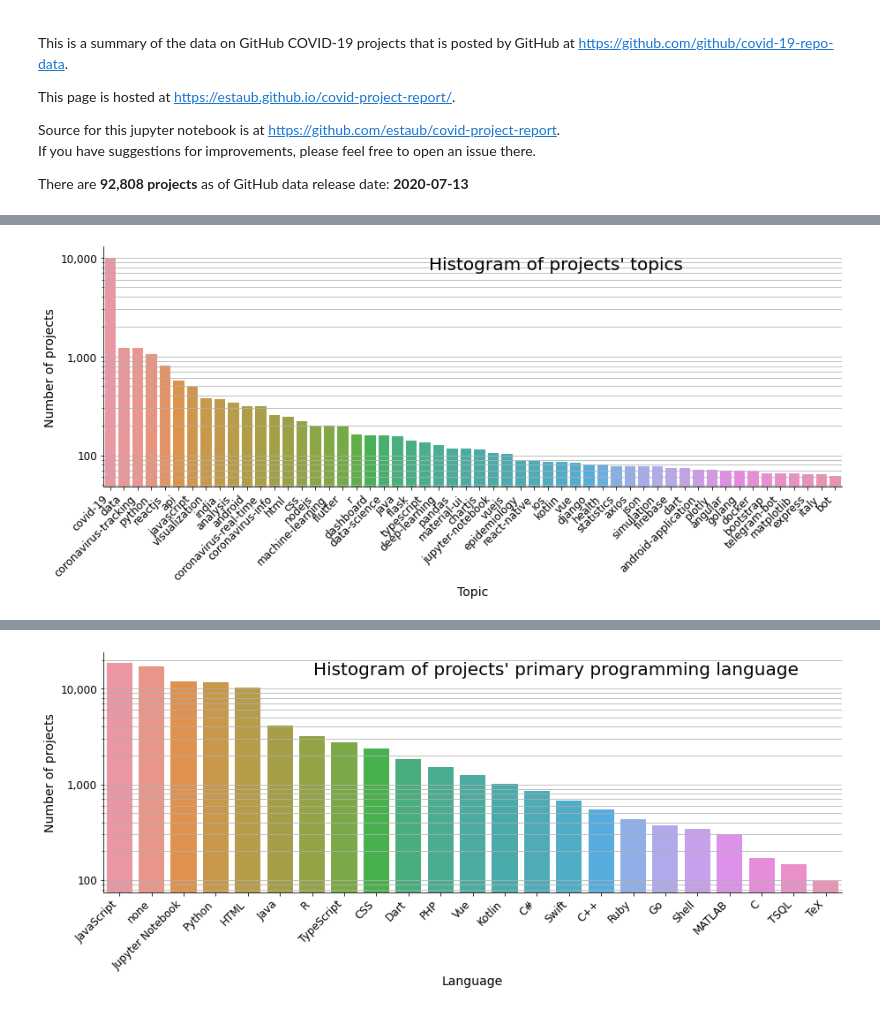
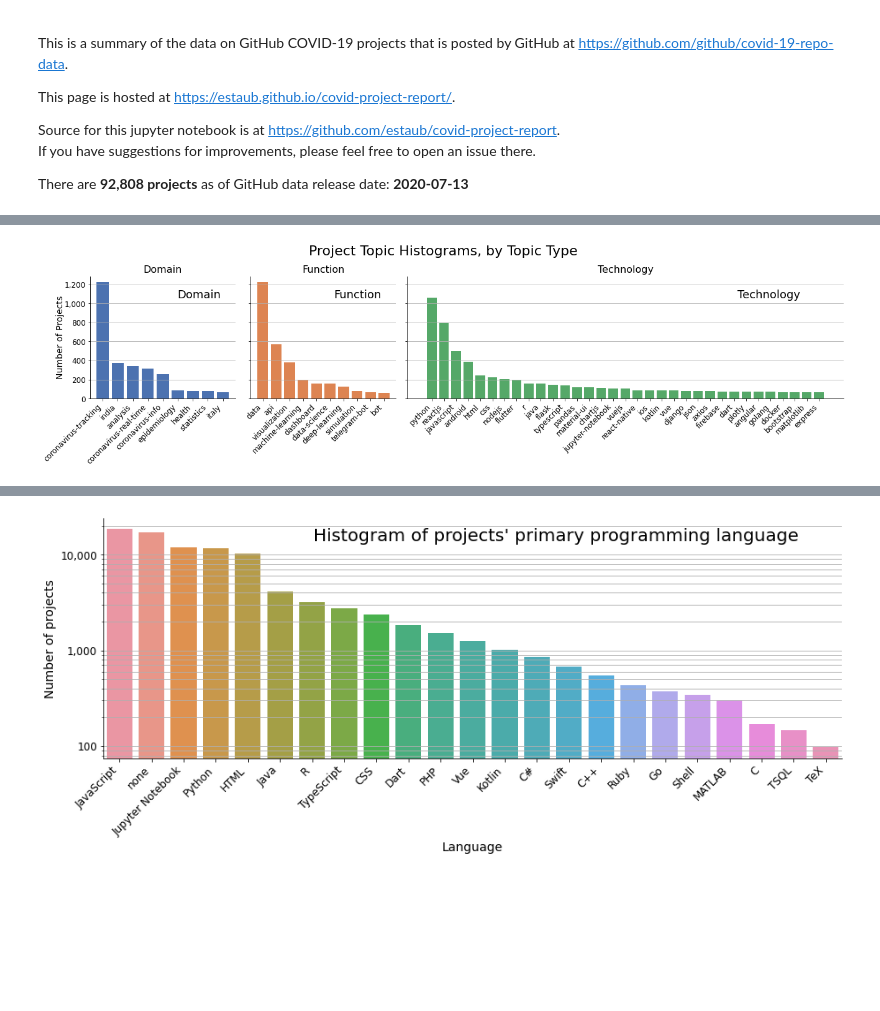
Before and after one commit to estaub/covid-project-report, a Jupyter notebook: covid-project-report.ipynb, the cells around one changed output, grey strips where cells are left out. Cells and saved outputs as stored; diff of their text form; code cells hidden in the pictures; blank space fills up the shorter version.

Commit message:
Split topics into 3 types, add readme.

```diff
--- a/covid-project-report.ipynb
+++ b/covid-project-report.ipynb
@@ -94,32 +94,22 @@ synonyms = [
     ['html','html5'],
     ['coronavirus-tracking', 'coronavirus-tracker', 'covid19-tracker', 'tracker'],
     ['css', 'css3'],
-    ['android', 'android-app'],
+    ['android', 'android-app', 'android-application'],
     ['italy', 'covid-19-italy'],
     ['india', 'covid-19-india'],
     ['api','covid-api', 'rest-api'],
     ['visualization', 'data-visualization'],
     ['analysis','coronavirus-analysis', 'data-analysis']
     ]
-DOMAIN_TT = 'domain'
-FUNCTION_TT = 'function'
-TECH_TT = 'technology'
-
-topic_types = {
-    DOMAIN_TT: ['covid-19', 'coronavirus-tracking', 'india', 'coronavirus-real-time', 'coronavirus-info',
-                'analysis','epidemiology','health','statistics','italy'],
-    FUNCTION_TT: ['data', 'api', 'visualization', 'machine-learning','dashboard','data-science','simulation','telegram-bot','bot'],
-    TECH_TT: ['python', 'reactjs', 'javascript', 'android', 'html', 'css', 'nodejs', 'flutter','r','java','flask','typescript',
-             'pandas','material-ui','chartjs','jupyter-notebook','vuejs','react-native','ios','kotlin','vue','django','json',
-             'axios','dart','firebase','plotly','angular','golang','docker','bootstrap','express']
-}
+def index_or_neg(idx, li:list) :
+    try:
+        return li.index(idx)
+    except ValueError:
+        return -1
 
 def syn_find(name:str, arr:list):
-    try:
-        arr.index(name)
-        return arr[0]
-    except ValueError:
-        return None
+    idx = index_or_neg(name,arr)
+    return arr[0] if idx >= 0 else None
 def syn_mapper(name: str):
     for syn_list in synonyms:
         primary = syn_find(name, syn_list)
@@ -129,8 +119,8 @@ def syn_mapper(name: str):
 primaries = big_topic_counts.index.map(syn_mapper)
 big_topic_counts_syn=pd.DataFrame({"primary":primaries, 'count':big_topic_counts.values})
 big_topic_counts_syn =big_topic_counts_syn.groupby('primary')['count'].sum().sort_values(ascending=False)
-print(big_topic_counts_syn)
 
+""" Unified histogram of all topics
 fig, ax = plt.subplots(figsize=(15,5))
 sns.barplot(ax=ax, x=big_topic_counts_syn.index, y=big_topic_counts_syn.values)
 
@@ -143,4 +133,53 @@ ax.yaxis.set_major_formatter(COMMA_FMT)
 sns.despine()
 plt.grid(axis='y', which='both')
 plt.show()
+"""
+
+DOMAIN_TT = 'domain'
+FUNCTION_TT = 'function'
+TECH_TT = 'technology'
+
+topic_types = {
+    DOMAIN_TT: { 'title': 'Domain',
+                'topics':['covid-19', 'coronavirus-tracking', 'india', 'coronavirus-real-time', 'coronavirus-info',
+                'analysis','epidemiology','health','statistics','italy']},
+    FUNCTION_TT: { 'title': 'Function',
+                  'topics':['data', 'api', 'visualization', 'machine-learning','dashboard','data-science','simulation','telegram-bot','bot','deep-learning',]},
+    TECH_TT: { 'title': 'Technology',
+              'topics':['python', 'reactjs', 'javascript', 'android', 'html', 'css', 'nodejs', 'flutter','r','java','flask','typescript',
+             'pandas','material-ui','chartjs','jupyter-notebook','vuejs','react-native','ios','kotlin','vue','django','json',
+             'axios','dart','firebase','plotly','angular','golang','docker','bootstrap','express', 'matplotlib']}
+}
+topic_type_keys = list(topic_types.keys())
+df_topics = pd.DataFrame(big_topic_counts_syn)
+df_topics = df_topics[df_topics.index != 'covid-19']
+def type_find(topic:str) :
+    for (typ, type_props) in topic_types.items():
+        if topic in type_props['topics']:
+            return typ
+    return None
+
+typ_map = df_topics.index.map(type_find)
+df_topics.insert(1,'typ',typ_map)
+df_topics.insert(0,'indexx',df_topics.index)
+typ_groups=df_topics.groupby('typ').groups
+
+f, axes = plt.subplots(1, len(topic_types), figsize=(18,5), sharey=True, gridspec_kw={'width_ratios': [1, 1, 3]}, constrained_layout=True)
+palette = sns.color_palette('deep', len(topic_types))
+f.suptitle('Project Topic Histograms, by Topic Type', fontsize=22 )
+for ax_idx,ax in enumerate(axes):
+    typ = topic_type_keys[ax_idx]
+    title = topic_types[typ]['title']
+    typ_topics = df_topics[df_topics.typ == typ]
+    ax.bar(x=typ_topics.index, height=typ_topics['count'], color=palette[ax_idx])
+    ax.grid(axis='y', which='both')
+    ax.set_title(title, fontsize=16)
+    if ax_idx == 0: ax.set_ylabel('Number of Projects', fontsize=14, labelpad=0)
+    ax.xaxis.set_major_formatter(COMMA_FMT)
+    ax.yaxis.set_major_formatter(COMMA_FMT)
+    ax.set_xticklabels(typ_topics.index, rotation=45, horizontalalignment='right')
+    ax.text(0.9, 0.85, title, fontsize=18, horizontalalignment='right', verticalalignment='center', transform=ax.transAxes)
+    sns.despine()
+
+plt.show()
 # %% [output]
@@ -164 +186 @@ Name: count, dtype: int64
-[figure, old version]
+[figure, new version]
```
Also changed, not shown: parts of 2 cells of this notebook, 2 other files.
